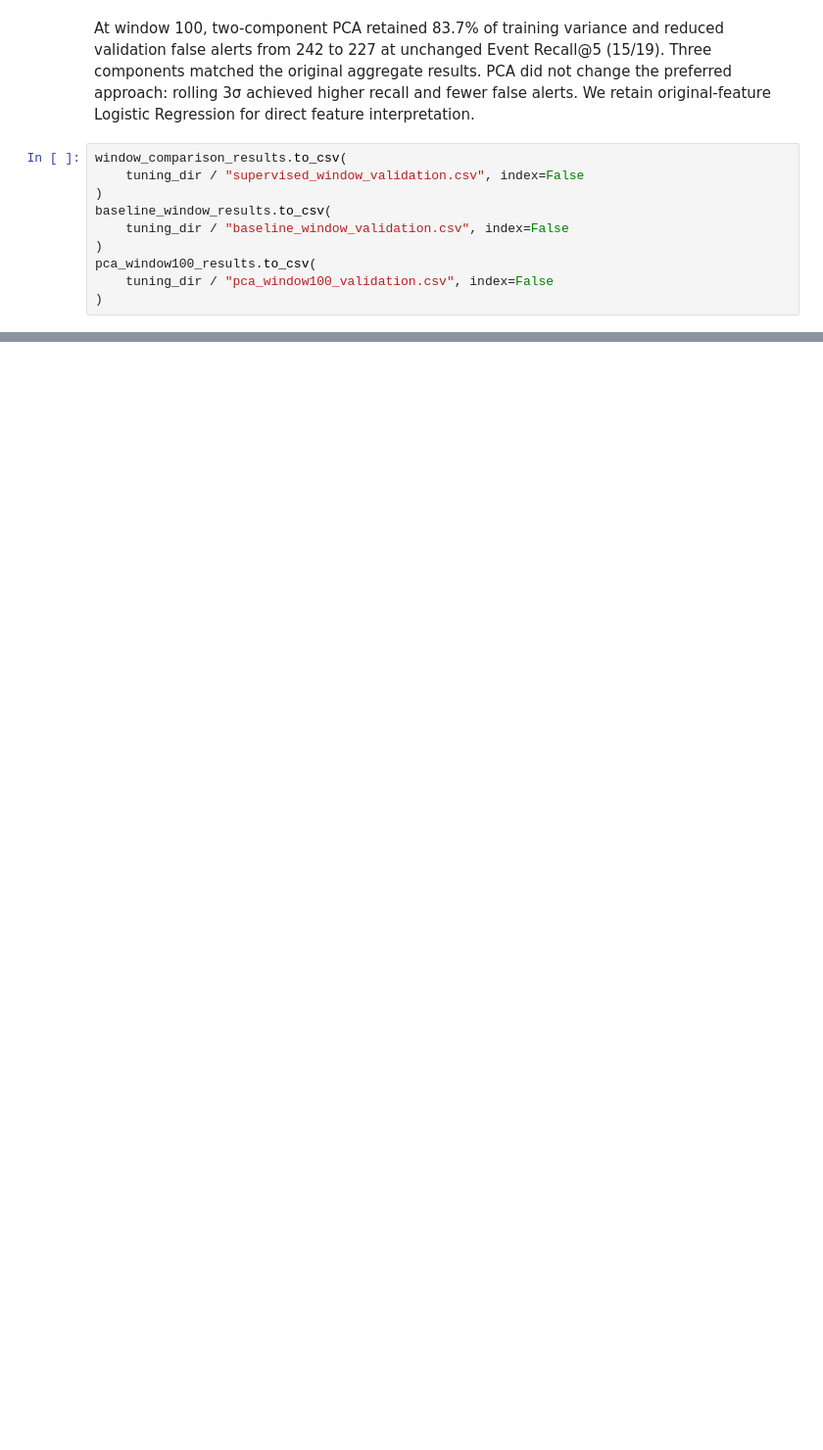
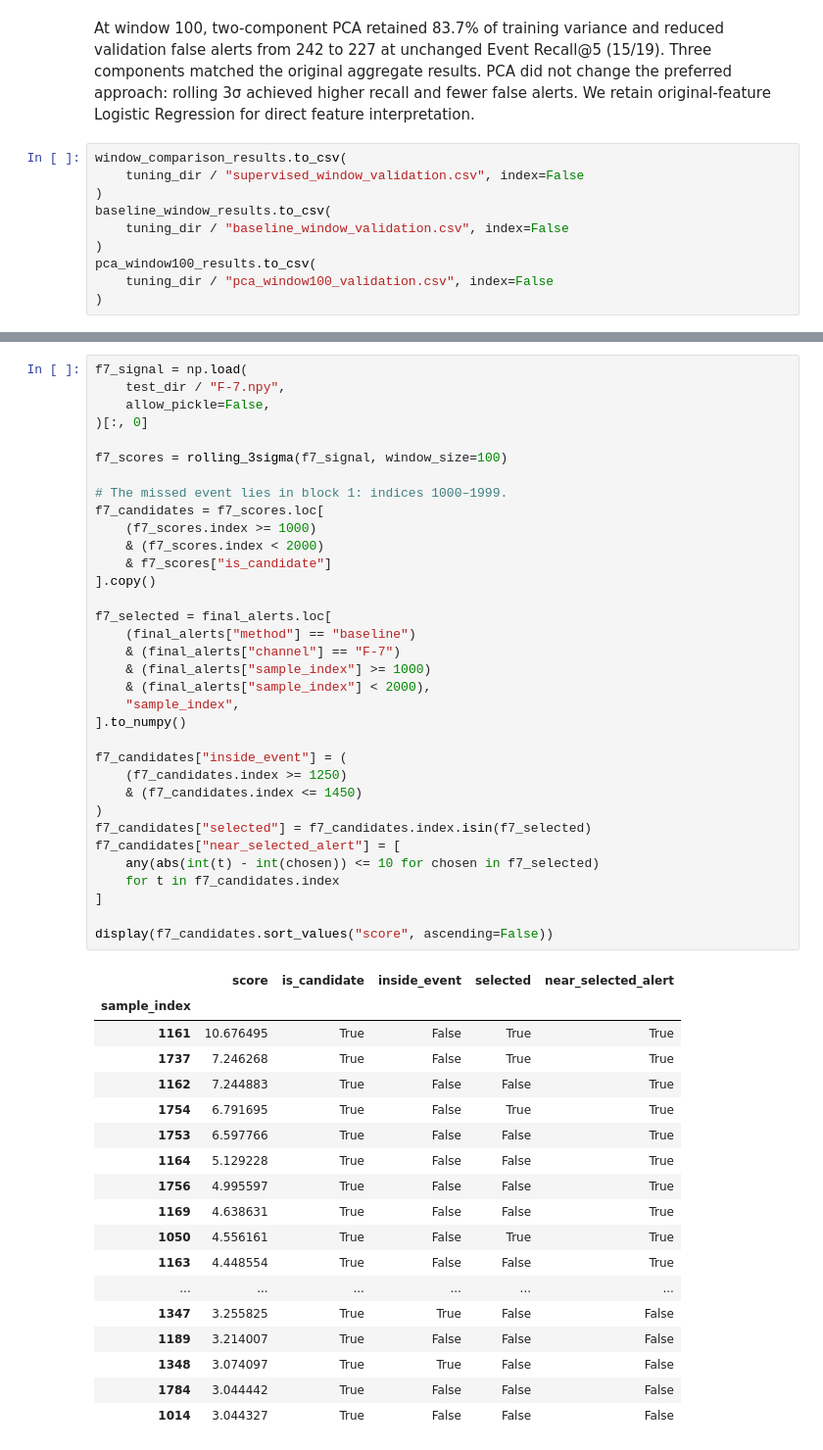
Before and after one commit to lhaase3/satmon, a Jupyter notebook: notebooks/01_data_inspection.ipynb, the cells around one changed output, grey strips where cells are left out. Shown at 98% size. Saved outputs shown, nothing was run; the diff lists cells and outputs as text; blank space fills up the shorter version.

```diff
--- a/notebooks/01_data_inspection.ipynb
+++ b/notebooks/01_data_inspection.ipynb
@@ -1762,0 +2207,53 @@ pca_window100_results.to_csv(
+# %%
+f7_signal = np.load(
+    test_dir / "F-7.npy",
+    allow_pickle=False,
+)[:, 0]
+
+f7_scores = rolling_3sigma(f7_signal, window_size=100)
+
+# The missed event lies in block 1: indices 1000–1999.
+f7_candidates = f7_scores.loc[
+    (f7_scores.index >= 1000)
+    & (f7_scores.index < 2000)
+    & f7_scores["is_candidate"]
+].copy()
+
+f7_selected = final_alerts.loc[
+    (final_alerts["method"] == "baseline")
+    & (final_alerts["channel"] == "F-7")
+    & (final_alerts["sample_index"] >= 1000)
+    & (final_alerts["sample_index"] < 2000),
+    "sample_index",
+].to_numpy()
+
+f7_candidates["inside_event"] = (
+    (f7_candidates.index >= 1250)
+    & (f7_candidates.index <= 1450)
+)
+f7_candidates["selected"] = f7_candidates.index.isin(f7_selected)
+f7_candidates["near_selected_alert"] = [
+    any(abs(int(t) - int(chosen)) <= 10 for chosen in f7_selected)
+    for t in f7_candidates.index
+]
+
+display(f7_candidates.sort_values("score", ascending=False))
+# %% [output]
+|  | score | is_candidate | inside_event | selected | near_selected_alert |
+| sample_index |  |  |  |  |  |
+| 1161 | 10.676495 | True | False | True | True |
+| 1737 | 7.246268 | True | False | True | True |
+| 1162 | 7.244883 | True | False | False | True |
+| 1754 | 6.791695 | True | False | True | True |
+| 1753 | 6.597766 | True | False | False | True |
+| 1164 | 5.129228 | True | False | False | True |
+| 1756 | 4.995597 | True | False | False | True |
+| 1169 | 4.638631 | True | False | False | True |
+| 1050 | 4.556161 | True | False | True | True |
+| 1163 | 4.448554 | True | False | False | True |
+| ... | ... | ... | ... | ... | ... |
+| 1347 | 3.255825 | True | True | False | False |
+| 1189 | 3.214007 | True | False | False | False |
+| 1348 | 3.074097 | True | True | False | False |
+| 1784 | 3.044442 | True | False | False | False |
+| 1014 | 3.044327 | True | False | False | False |
```
Also changed, not shown: parts of 21 cells of this notebook, 15 other files.
